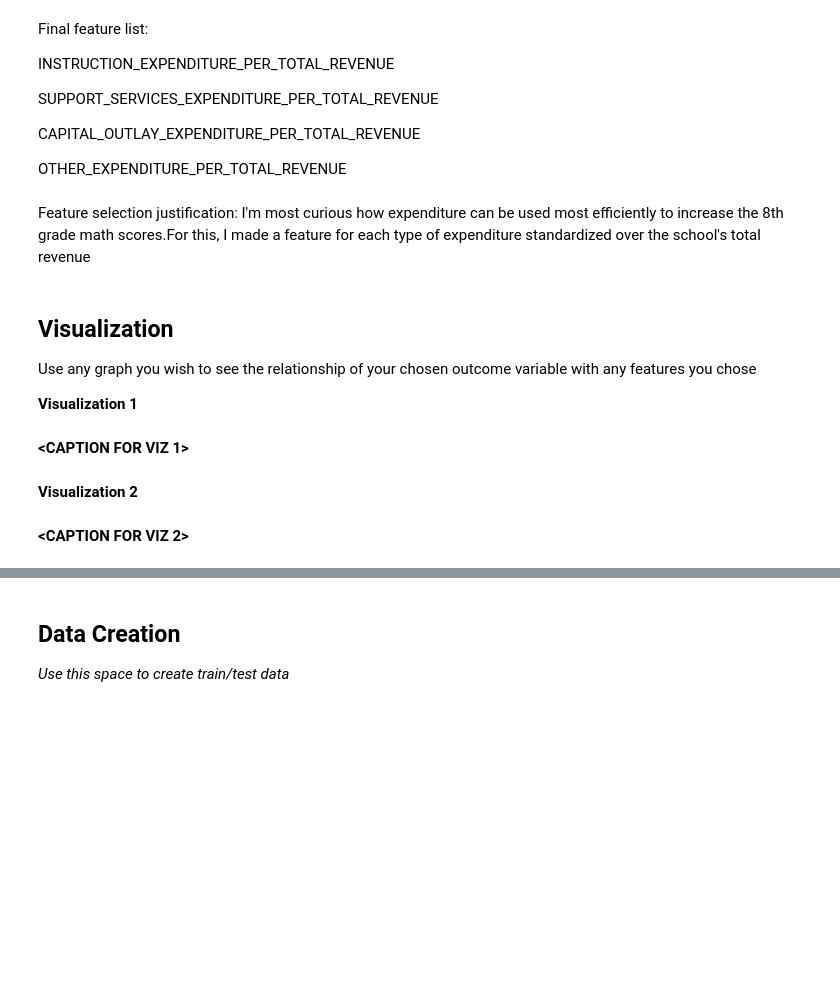
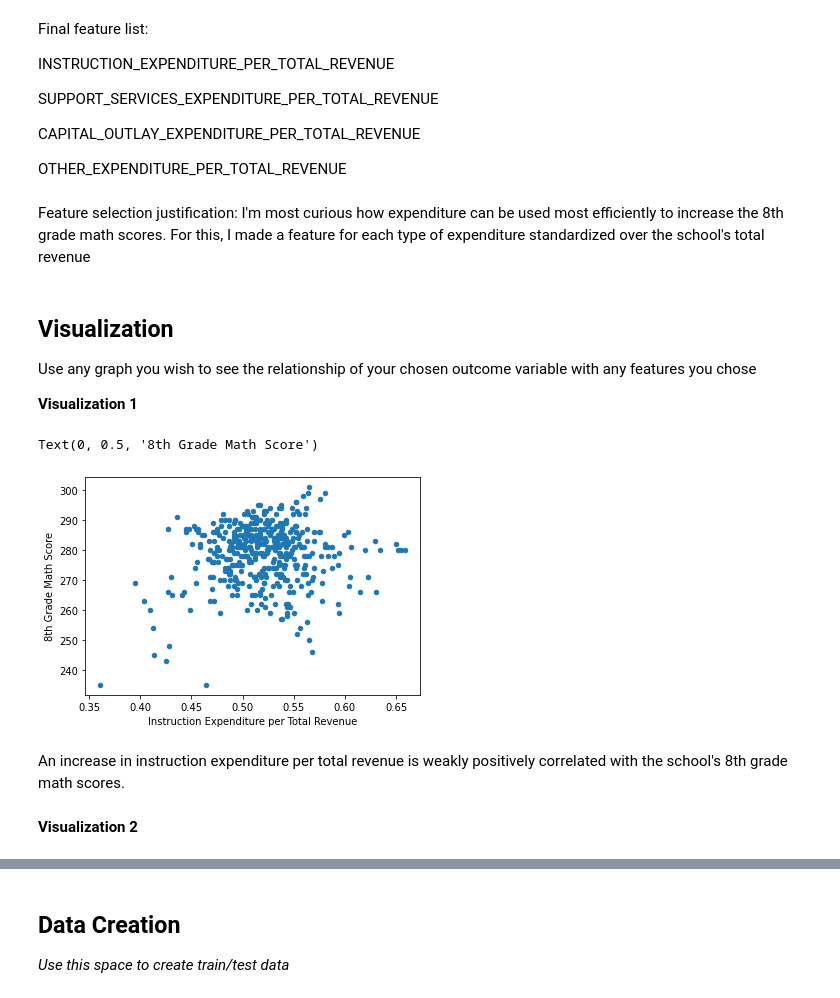
Before and after one commit to agamkohli9/mdst-checkpoint, a Jupyter notebook: tutorial2/checkpoint2.ipynb, the cells around one changed output, grey strips where cells are left out. Cells and saved outputs as stored; diff of their text form; code cells hidden in the pictures; blank space fills up the shorter version.

```diff
--- a/tutorial2/checkpoint2.ipynb
+++ b/tutorial2/checkpoint2.ipynb
@@ -123,7 +123,7 @@ After exploring the data, you now have to choose features that you would use to
 Use this space to modify or create features
 # %%
 
-for expenditure in ['INSTRUCTION_EXPENDITURE', 'SUPPORT_SERVICES', 'CAPITAL_OUTLAY', 'OTHER']:
+for expenditure in ['INSTRUCTION', 'SUPPORT_SERVICES', 'CAPITAL_OUTLAY', 'OTHER']:
     df[f'{expenditure}_EXPENDITURE_PER_TOTAL_REVENUE'] = df[f'{expenditure}_EXPENDITURE'] / df['TOTAL_REVENUE']
 # %% [markdown]
 Final feature list:
@@ -136,16 +136,21 @@ CAPITAL_OUTLAY_EXPENDITURE_PER_TOTAL_REVENUE
 
 OTHER_EXPENDITURE_PER_TOTAL_REVENUE
 # %% [markdown]
-Feature selection justification: I'm most curious how expenditure can be used most efficiently to increase the 8th grade math scores.For this, I made a feature for each type of expenditure standardized over the school's total revenue
+Feature selection justification: I'm most curious how expenditure can be used most efficiently to increase the 8th grade math scores. For this, I made a feature for each type of expenditure standardized over the school's total revenue
 # %% [markdown]
 <h2>Visualization</h2>
 
 Use any graph you wish to see the relationship of your chosen outcome variable with any features you chose
 
 **Visualization 1**
-# %% [markdown]
-**<CAPTION FOR VIZ 1>**
+# %%
+df.plot.scatter(x='INSTRUCTION_EXPENDITURE_PER_TOTAL_REVENUE',y='AVG_MATH_8_SCORE')
+plt.xlabel('Instruction Expenditure per Total Revenue')
+plt.ylabel('8th Grade Math Score')
+# %% [output]
+Text(0, 0.5, '8th Grade Math Score')
+[figure, added]
+# %% [markdown]
+An increase in instruction expenditure per total revenue is weakly positively correlated with the school's 8th grade math scores.
 # %% [markdown]
 **Visualization 2**
-# %% [markdown]
-**<CAPTION FOR VIZ 2>**
```
Also changed, not shown: parts of 16 cells of this notebook.
